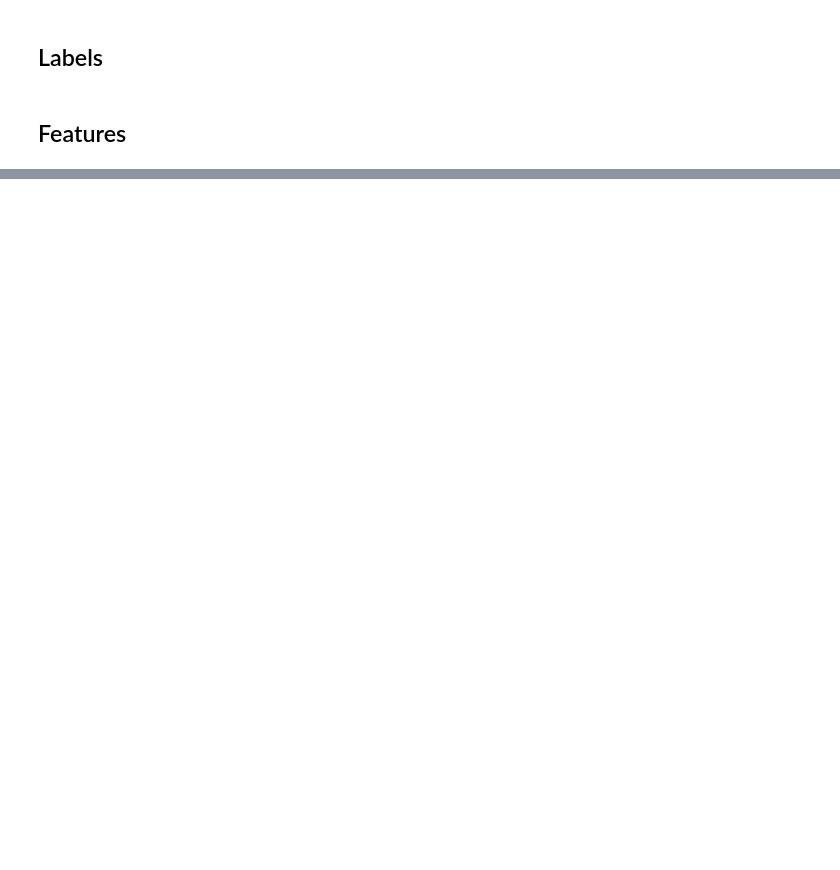
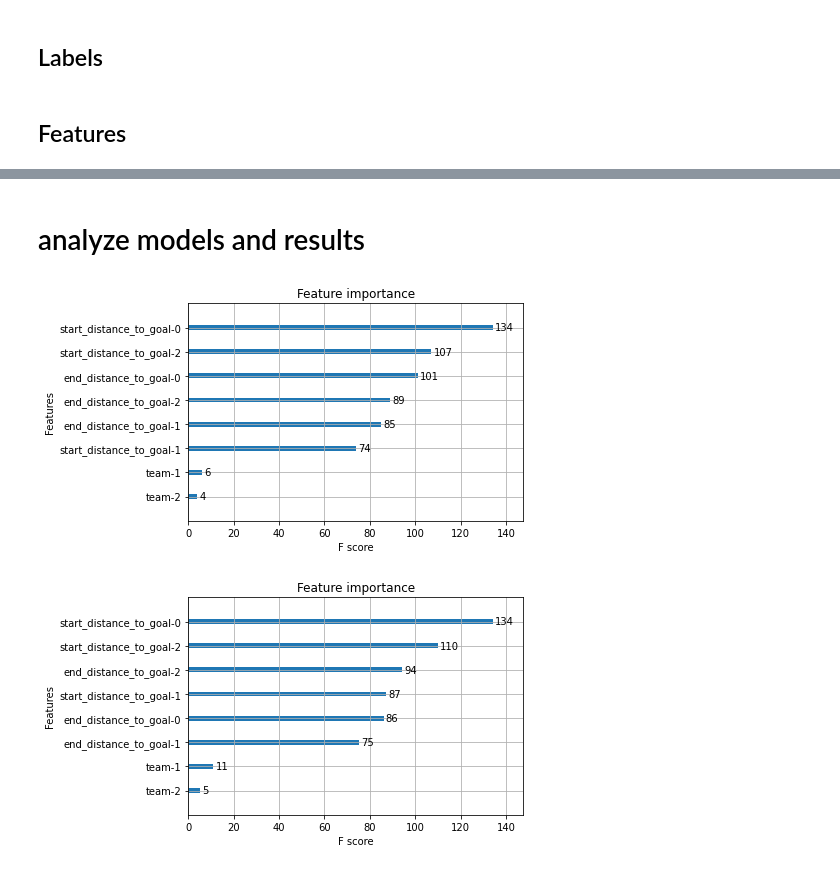
Before and after one commit to TK5-Tim/Big-Data-Cup, a Jupyter notebook: zone_entries.ipynb, the cells around one changed output, grey strips where cells are left out. Drawn from its saved outputs; the diff is of its cells as text; code cells hidden in the pictures; blank space fills up the shorter version.

```diff
--- a/zone_entries.ipynb
+++ b/zone_entries.ipynb
@@ -165,0 +199,2 @@ df_features['time_sequence_pre'] = df_features['seconds_remaining-0'] - df_featu
+# %%
+feat = ['start_distance_to_goal-0', 'end_distance_to_goal-0', 'start_distance_to_goal-1', 'end_distance_to_goal-1', 'start_distance_to_goal-2', 'end_distance_to_goal-2', 'team-1', 'team-2']
@@ -165,0 +235,8 @@ df_features['time_sequence_pre'] = df_features['seconds_remaining-0'] - df_featu
+# %%
+dfs_predictions = {}
+for label in tqdm(labels):
+    model = models[label]
+    probabilities = model.predict_proba(df_X_test[feat])
+    predictions = probabilities[:, 1]
+    dfs_predictions[label] = pd.Series(predictions, index=df_X_test.index)
+df_predictions = pd.concat(dfs_predictions, axis=1)
@@ -165,0 +320,19 @@ df_features['time_sequence_pre'] = df_features['seconds_remaining-0'] - df_featu
+# %%
+models_cv = {}
+for label in tqdm(labels):
+    model = GridSearchCV(
+        estimator=XGBClassifier(),
+        param_grid={
+            'n_estimators':[50, 100],
+            'max_depth': [3,4]
+        },
+        scoring='neg_brier_score',
+        refit=True,
+        verbose=10,
+        n_jobs=1
+    )
+    model.fit(
+        X=df_X_train[feat],
+        y=df_y_train[label]
+    )
+    models_cv[label] = model
@@ -165,0 +357,10 @@ df_features['time_sequence_pre'] = df_features['seconds_remaining-0'] - df_featu
+# %%
+dfs_predictions_cv = {}
+for label in tqdm(labels):
+    model = models_cv[label]
+    probabilities = model.predict_proba(
+        df_X_test[feat]
+    )
+    predictions = probabilities[:, 1]
+    dfs_predictions_cv[label] = pd.Series(predictions, index=df_X_test.index)
+df_predictions_cv = pd.concat(dfs_predictions, axis=1)
@@ -165,0 +470,8 @@ df_features['time_sequence_pre'] = df_features['seconds_remaining-0'] - df_featu
+# %% [markdown]
+# analyze models and results
+# %%
+for label in labels:
+    plot_importance(models[label])
+# %% [output]
+[figure, added]
+[figure, added]
```
Also changed, not shown: parts of 55 cells of this notebook.
